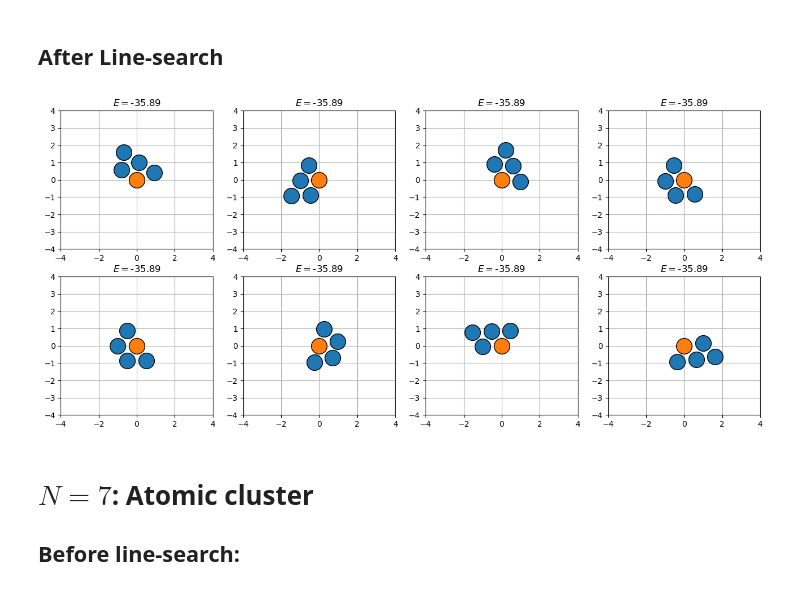
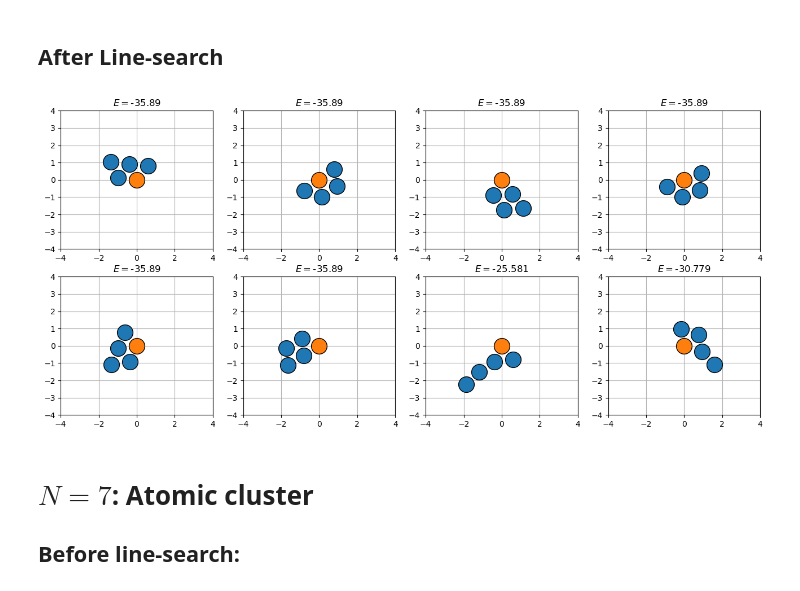
Before and after one commit to karsten3112/Computational-Physics, a Jupyter notebook: Week3/exercise15.ipynb, the cells around one changed output. Drawn from its saved outputs; the diff is of its cells as text; code cells hidden in the pictures.

```diff
--- a/Week3/exercise15.ipynb
+++ b/Week3/exercise15.ipynb
@@ -53,21 +53,21 @@ for ax in axs.flatten():
 # %% [markdown]
 ## After Line-search
 # %%
-optimizer = Random_Searcher(atom_col=atom_cols[0], step_size=0.1)
 opt_cols = []
 for atom_col in atom_cols:
-    opt_col = optimizer.line_search(atom_col=atom_col, N_max=3000)
-    opt_cols.append(opt_col[0])
+    optimizer = Line_searcher(atom_col=atom_col)
+    positions, forces = optimizer.run(N_max=3000)
+    opt_cols.append(create_atom_col_copies(atom_col=atom_col, positions=positions, velocities=np.zeros(shape=(positions.shape)))[0])
 fig, axs = plt.subplots(2,4, figsize=(16,7))
 sizes = [25.0 for i in range(5)]
 for ax, opt_col in zip(axs.flatten(), opt_cols):
     ax.grid()
     ax.set_xlim([-4,4])
     ax.set_ylim([-4,4])
     opt_col.plot(ax=ax)
     ax.set_title(rf"$E=${opt_col.get_potential_energy().round(3)}")
 # %% [output]
-[figure, old version]
+[figure, new version]
 # %% [markdown]
 # $N=7$:  Atomic cluster
 ## Before line-search:
```
Also changed, not shown: parts of 6 cells of this notebook, 9 other files.
